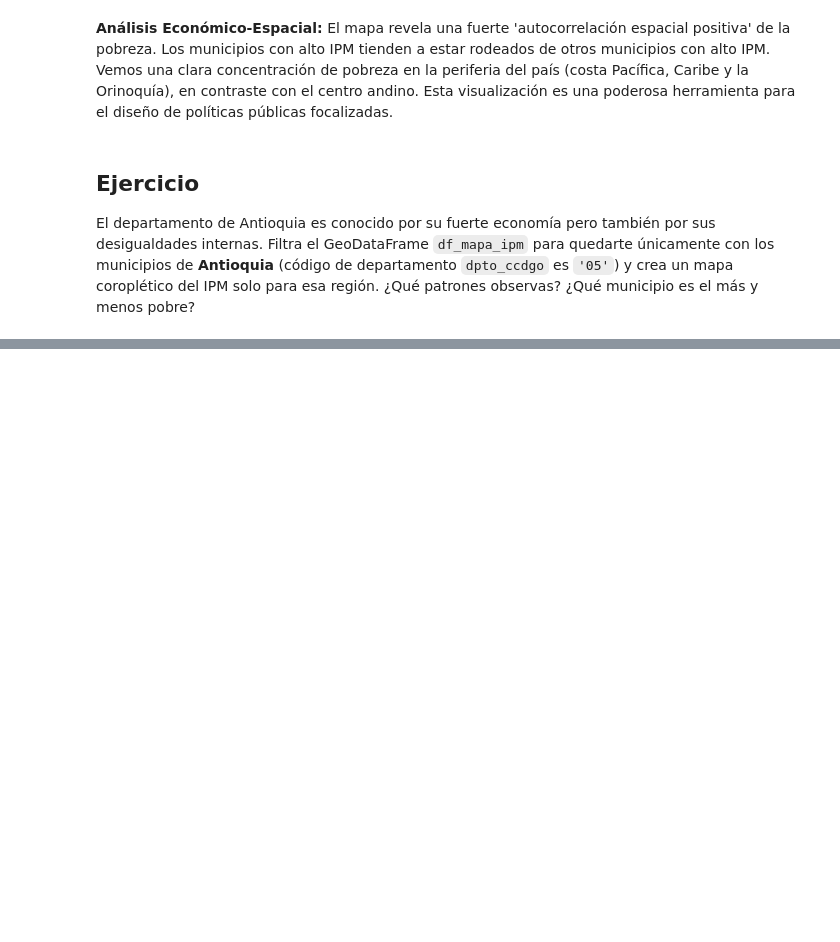
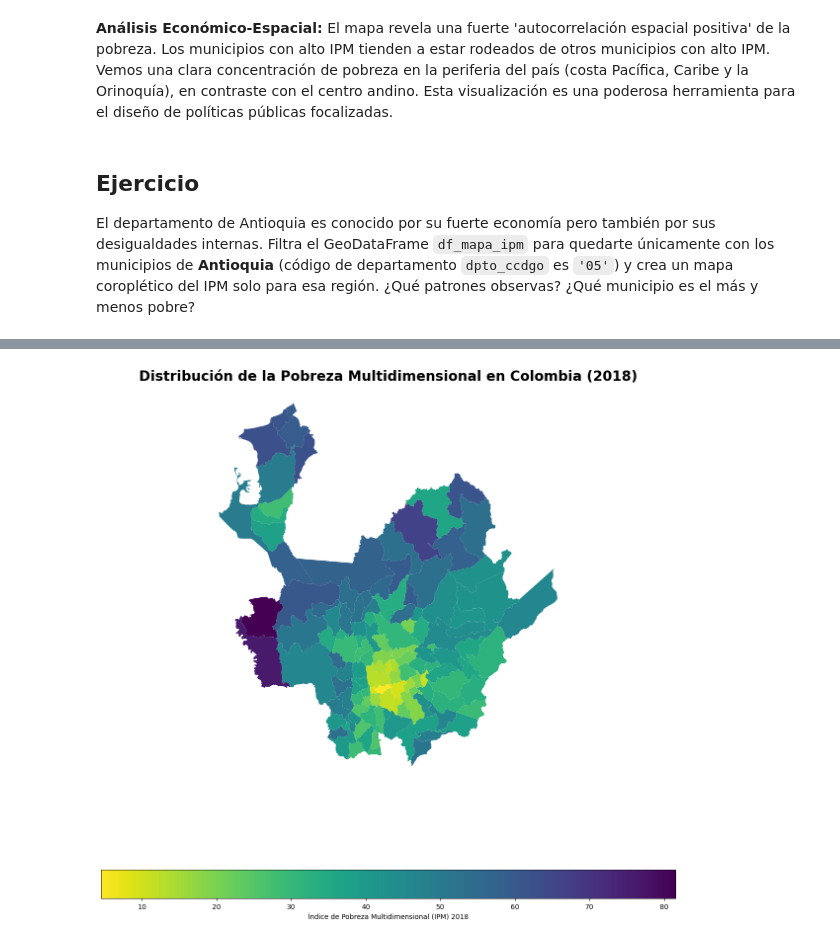
Before and after one commit to ferneyreina19/2025-segundo-semestre-ia-economia, a Jupyter notebook: clases/3_Analisis_y_visualizacion_datos/7_Datos_geograficos.ipynb, the cells around one changed output, grey strips where cells are left out. Cells and saved outputs as stored; diff of their text form; code cells hidden in the pictures; blank space fills up the shorter version.

```diff
--- a/clases/3_Analisis_y_visualizacion_datos/7_Datos_geograficos.ipynb
+++ b/clases/3_Analisis_y_visualizacion_datos/7_Datos_geograficos.ipynb
@@ -122,5 +137,5 @@ Vamos a agregar el **Índice de Pobreza Multidimensional (IPM)** por municipio p
 
 El paso clave aquí es un **`merge`**, similar al que hacemos en `pandas`. La única condición es tener una **columna llave** en común entre el GeoDataFrame (mapa) y el DataFrame (datos económicos). Esta llave será el código único de cada municipio.
 # %%
-df_ipm = pd.read_csv("Base_municipios.txt", sep="|", decimal=",", converters={'Cod. Municipio': str})
+df_ipm = pd.read_csv("C:\\Users\\Ferney Reina\\Documents\\Python\\IA_Economia\\2025-segundo-semestre-ia-economia\\datasets\\Base_municipios.txt", sep="|", decimal=",", converters={'Cod. Municipio': str})
 df_ipm.head()
@@ -162,0 +261,3 @@ El departamento de Antioquia es conocido por su fuerte economía pero también p
+# %%
+df_antioquia = df_mapa_ipm[df_mapa_ipm['dpto_ccdgo'] == '05']
+df_antioquia.head()
@@ -162,0 +271,21 @@ El departamento de Antioquia es conocido por su fuerte economía pero también p
+# %%
+fig, ax = plt.subplots(1, 1, figsize=(15, 15))
+
+df_antioquia.plot(column='% pobreza municipio',           # La columna cuyos valores determinarán el color
+                    ax=ax,                 # El eje sobre el cual graficar
+                    legend=True,           # Mostrar la barra de colores (leyenda)
+                    cmap='viridis_r',      # Paleta de colores. '_r' la invierte (amarillo=bajo, morado=alto)
+                    missing_kwds={         # Cómo mostrar municipios sin datos de IPM
+                        'color': 'lightgrey',
+                        'label': 'Datos no disponibles',
+                    },
+                    legend_kwds={          # Opciones para la leyenda
+                        'label': "Índice de Pobreza Multidimensional (IPM) 2018",
+                        'orientation': "horizontal"
+                    })
+
+ax.set_title('Distribución de la Pobreza Multidimensional en Colombia (2018)', fontdict={'fontsize': 20, 'fontweight': 'bold'})
+ax.set_axis_off() # Quitamos los ejes de latitud y longitud que no aportan información aquí
+plt.show()
+# %% [output]
+[figure, added]
```
Also changed, not shown: parts of 13 cells of this notebook, 12 other files.
